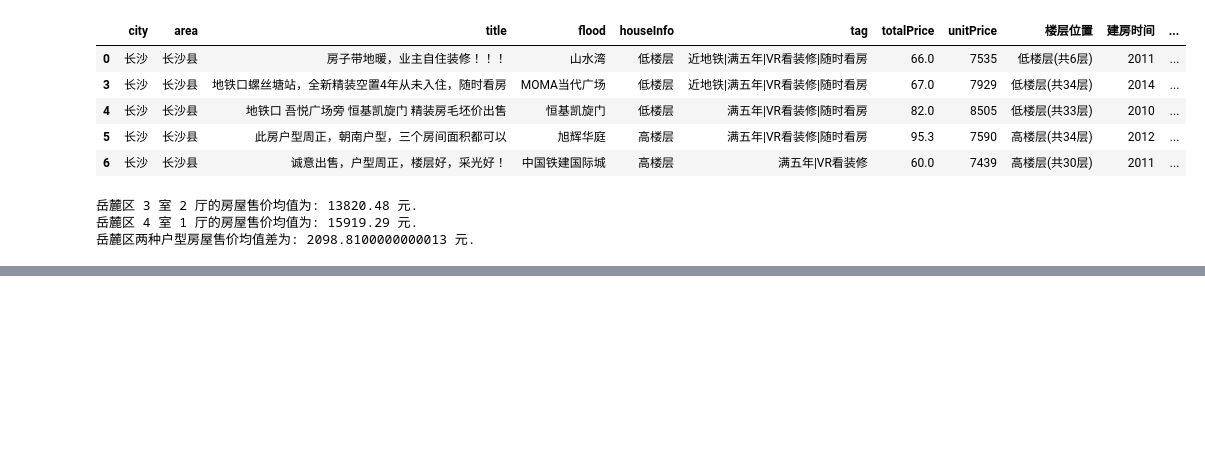
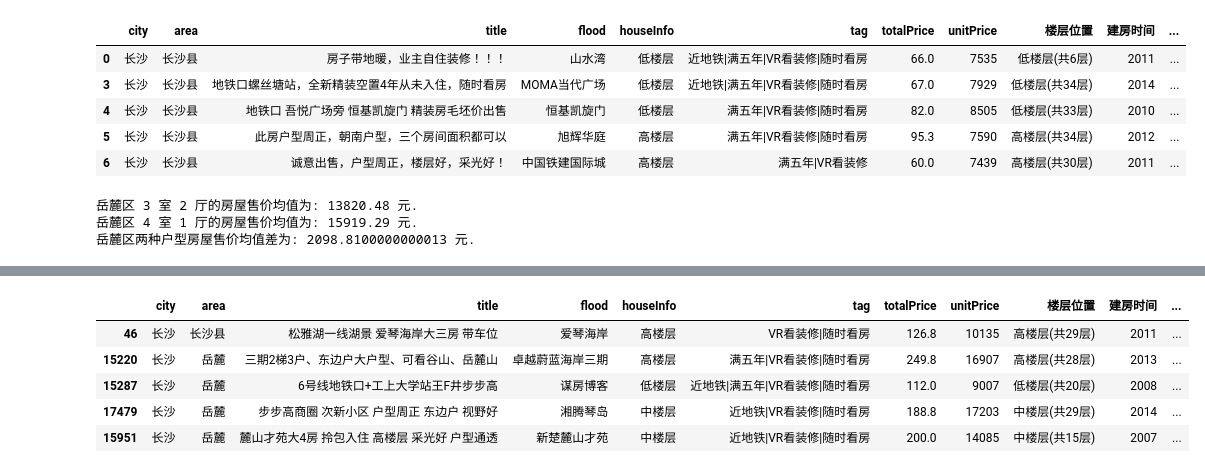
Before and after one commit to JasperJLYu/Pandas, a Jupyter notebook: demos/长沙二手房新房数据分析/dataAnalysis.ipynb, the cells around one changed output, grey strips where cells are left out. Cells and saved outputs as stored; diff of their text form; code cells hidden in the pictures; blank space fills up the shorter version.

```diff
--- a/demos/长沙二手房新房数据分析/dataAnalysis.ipynb
+++ b/demos/长沙二手房新房数据分析/dataAnalysis.ipynb
@@ -291,0 +393,10 @@ print(f"岳麓区两种户型房屋售价均值差为: {house_2_avgUnitPrice - h
+# %%
+recommended_houses = condition_1_houeses[condition_1_houeses["能否随时看房"] == "yes"]
+recommended_houses.sample(5)
+# %% [output]
+|  | city | area | title | flood | houseInfo | tag | totalPrice | unitPrice | 楼层位置 | 建房时间 | ... |
+| 46 | 长沙 | 长沙县 | 松雅湖一线湖景 爱琴海岸大三房 带车位 | 爱琴海岸 | 高楼层 | VR看装修|随时看房 | 126.8 | 10135 | 高楼层(共29层) | 2011 | ... |
+| 15220 | 长沙 | 岳麓 | 三期2梯3户、东边户大户型、可看谷山、岳麓山 | 卓越蔚蓝海岸三期 | 高楼层 | 满五年|VR看装修|随时看房 | 249.8 | 16907 | 高楼层(共28层) | 2013 | ... |
+| 15287 | 长沙 | 岳麓 | 6号线地铁口+工上大学站王F井步步高 | 谋房博客 | 低楼层 | 近地铁|满五年|VR看装修|随时看房 | 112.0 | 9007 | 低楼层(共20层) | 2008 | ... |
+| 17479 | 长沙 | 岳麓 | 步步高商圈 次新小区 户型周正 东边户 视野好 | 湘腾琴岛 | 中楼层 | 近地铁|VR看装修|随时看房 | 188.8 | 17203 | 中楼层(共29层) | 2014 | ... |
+| 15951 | 长沙 | 岳麓 | 麓山才苑大4房 拎包入住 高楼层 采光好 户型通透 | 新楚麓山才苑 | 中楼层 | 近地铁|VR看装修|随时看房 | 200.0 | 14085 | 中楼层(共15层) | 2007 | ... |
```
Also changed, not shown: parts of 7 cells of this notebook.
